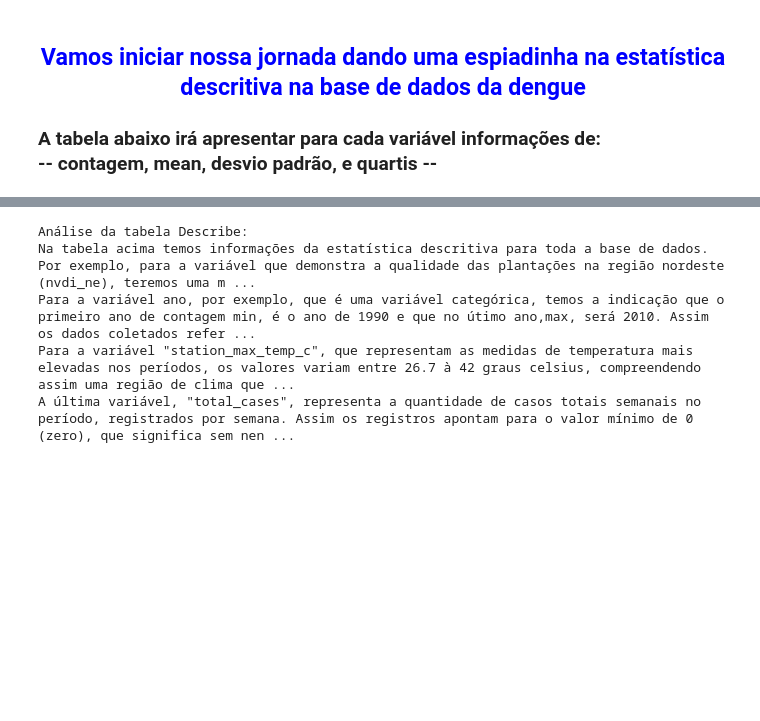
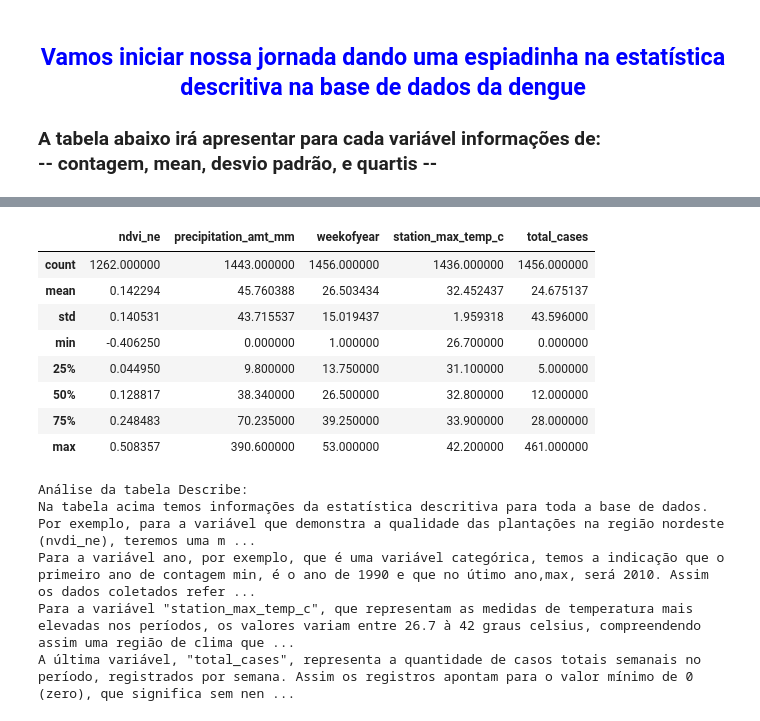
Before and after one commit to mcolazin/data_science_enap, a Jupyter notebook: data_science_enap/projeto_aula1/analysis_dengue_enap_mcolazin.ipynb, the cells around one changed output, grey strips where cells are left out. Drawn from its saved outputs; the diff is of its cells as text; code cells hidden in the pictures; blank space fills up the shorter version.

Commit message:
Dengue analysis

```diff
--- a/data_science_enap/projeto_aula1/analysis_dengue_enap_mcolazin.ipynb
+++ b/data_science_enap/projeto_aula1/analysis_dengue_enap_mcolazin.ipynb
@@ -142,3 +158,15 @@ df_dengue.describe()
+# %%
+df_dengue[['ndvi_ne', 'precipitation_amt_mm','weekofyear', 'station_max_temp_c', 'total_cases']].describe()
+# %% [output]
+|  | ndvi_ne | precipitation_amt_mm | weekofyear | station_max_temp_c | total_cases |
+| count | 1262.000000 | 1443.000000 | 1456.000000 | 1436.000000 | 1456.000000 |
+| mean | 0.142294 | 45.760388 | 26.503434 | 32.452437 | 24.675137 |
+| std | 0.140531 | 43.715537 | 15.019437 | 1.959318 | 43.596000 |
+| min | -0.406250 | 0.000000 | 1.000000 | 26.700000 | 0.000000 |
+| 25% | 0.044950 | 9.800000 | 13.750000 | 31.100000 | 5.000000 |
+| 50% | 0.128817 | 38.340000 | 26.500000 | 32.800000 | 12.000000 |
+| 75% | 0.248483 | 70.235000 | 39.250000 | 33.900000 | 28.000000 |
+| max | 0.508357 | 390.600000 | 53.000000 | 42.200000 | 461.000000 |
 # %%
 %%html
 <h2 align="center"><font color="blue">Análise da tabela Describe: </h2>
```
Also changed, not shown: parts of 4 cells of this notebook.
